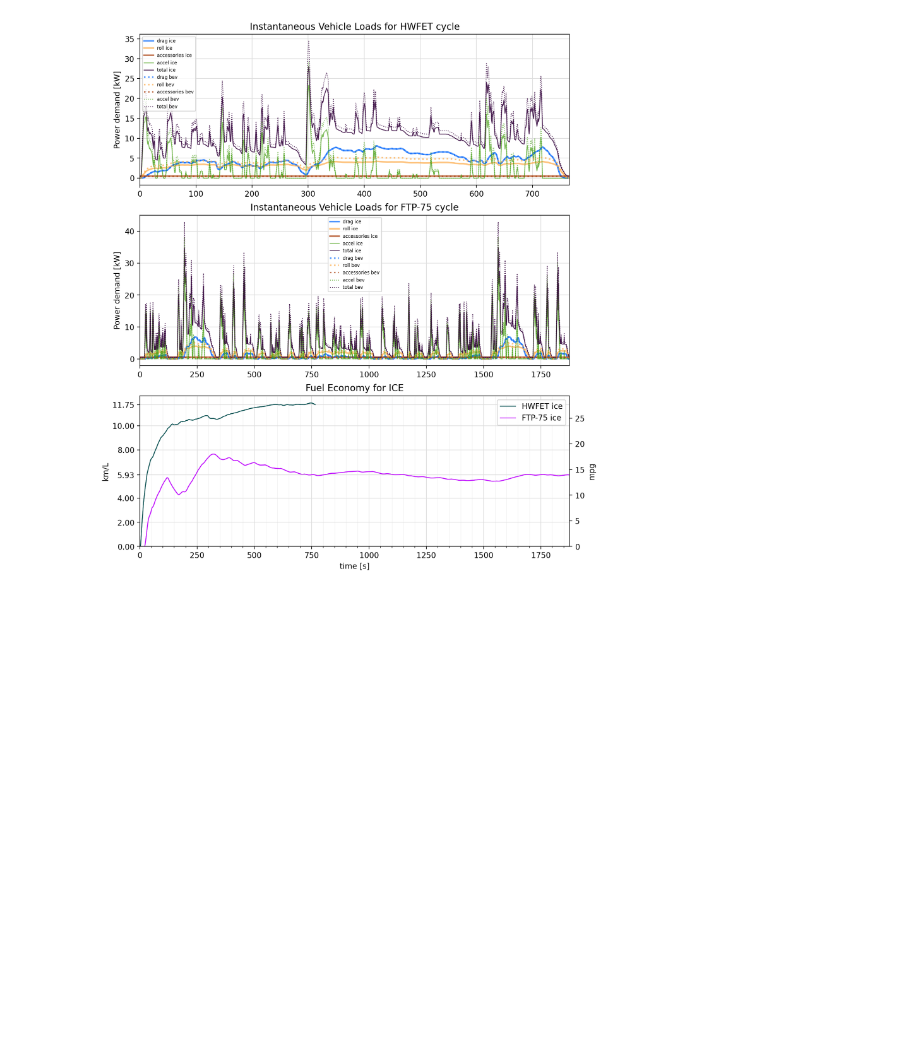
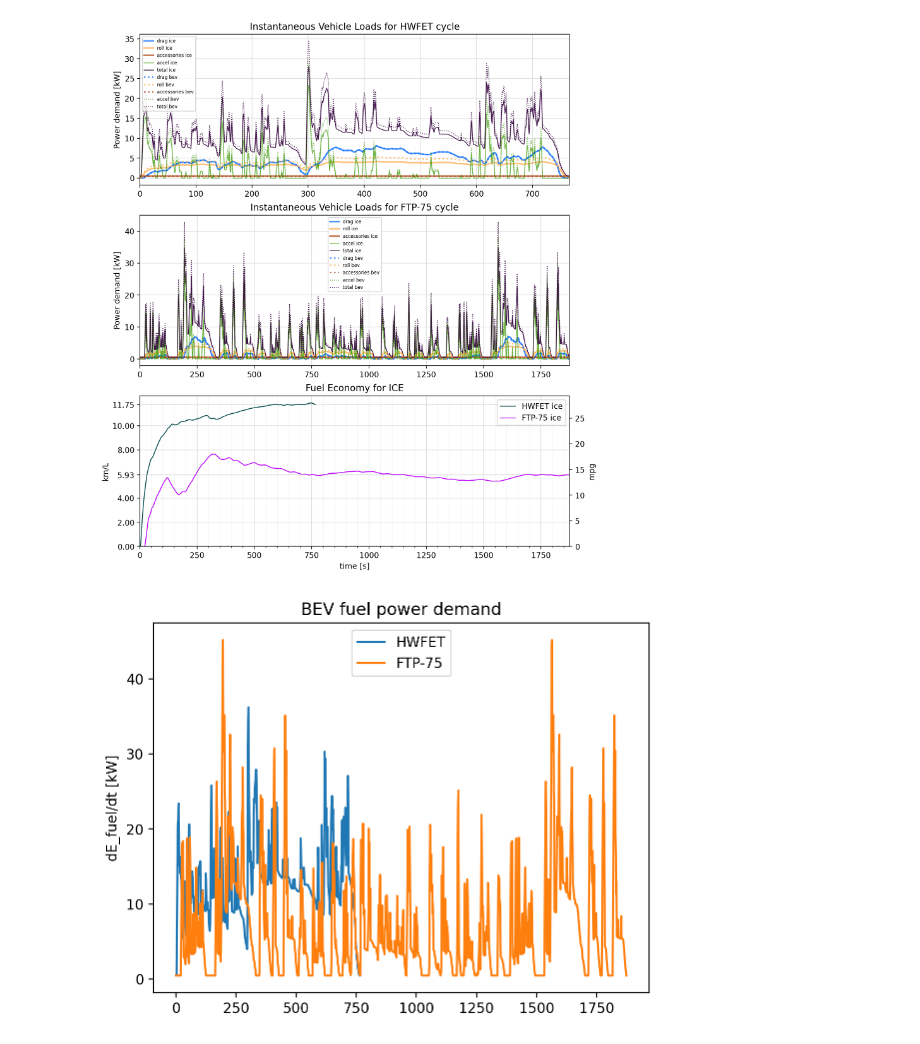
Before and after one commit to davvidbaker/aes-hw-s24, a Jupyter notebook: transportation/midterm.ipynb, the cells around one changed output. Cells and saved outputs as stored; diff of their text form; code cells hidden in the pictures; blank space fills up the shorter version.

```diff
--- a/transportation/midterm.ipynb
+++ b/transportation/midterm.ipynb
@@ -332,3 +332,11 @@ axs[2].set_xlabel("time [s]")
 # %% [output]
 Text(0.5, 0, 'time [s]')
 [figure]
+# %%
+plt.plot(cycle["time"][0], vehicle_bev["Wdot"][0] / 0.95, label="HWFET")
+plt.plot(cycle["time"][1], vehicle_bev["Wdot"][1] / 0.95, label="FTP-75")
+plt.title("BEV fuel power demand")
+plt.ylabel("dE_fuel/dt [kW]")
+plt.legend();
+# %% [output]
+[figure, added]
```
Also changed, not shown: parts of 9 cells of this notebook.
